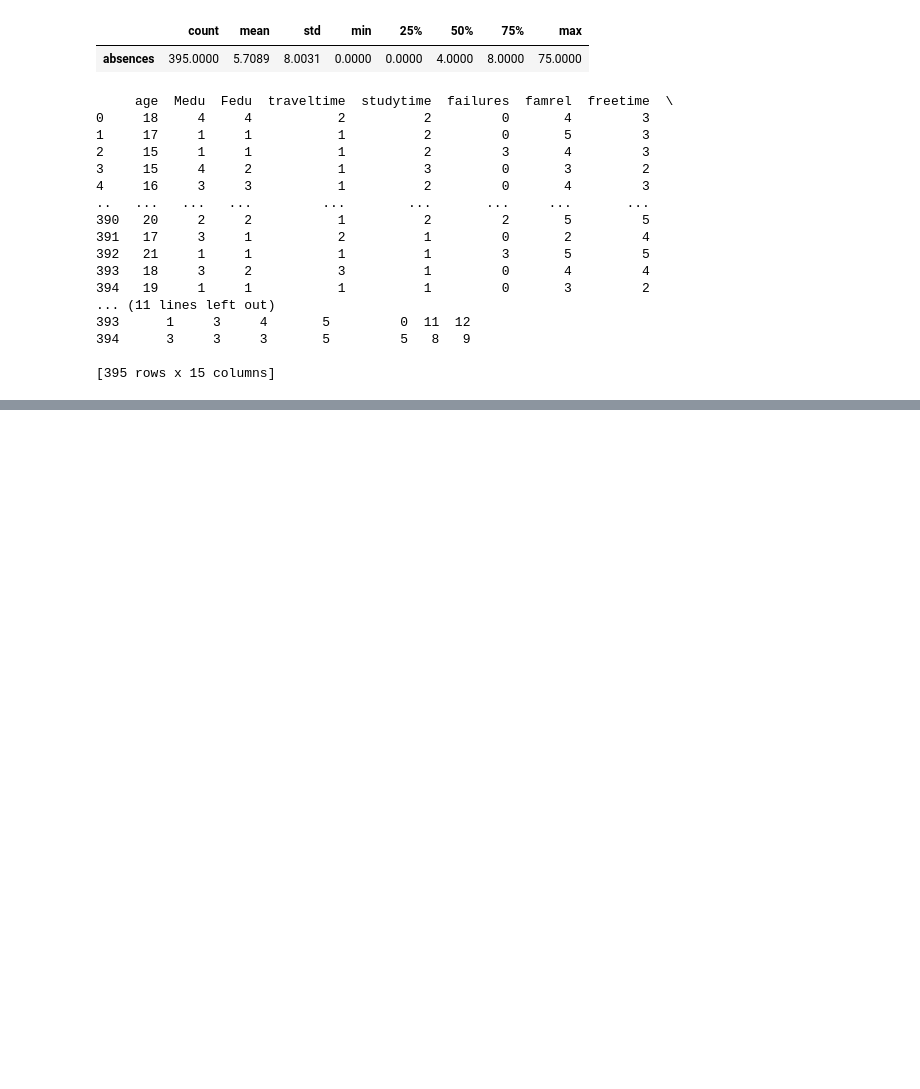
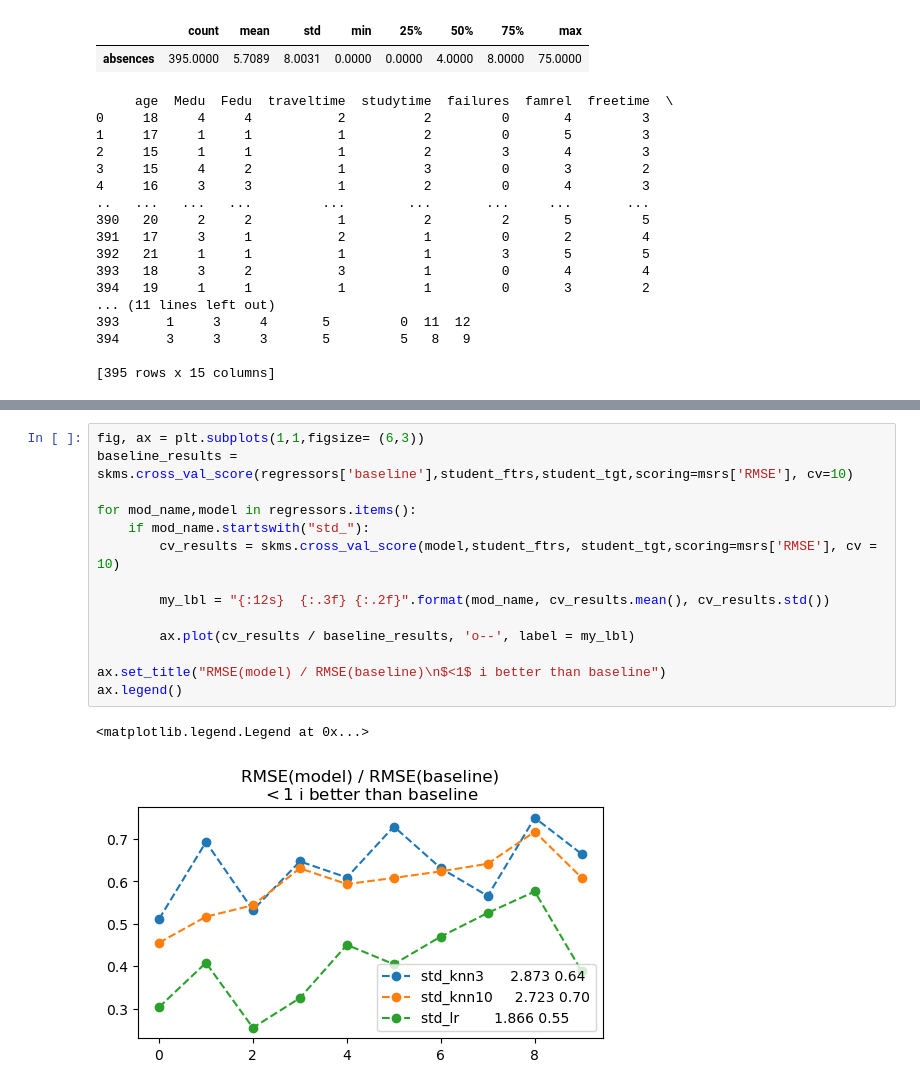
Before and after one commit to ritikb96/MLWPY, a Jupyter notebook: 6_EvaluatingRegressors.ipynb, the cells around one changed output, grey strips where cells are left out. Drawn from its saved outputs; the diff is of its cells as text; blank space fills up the shorter version.

```diff
--- a/6_EvaluatingRegressors.ipynb
+++ b/6_EvaluatingRegressors.ipynb
@@ -458,0 +453,17 @@ for mod_name, model in regressors.items():
+# %%
+fig, ax = plt.subplots(1,1,figsize= (6,3))
+baseline_results = skms.cross_val_score(regressors['baseline'],student_ftrs,student_tgt,scoring=msrs['RMSE'], cv=10)
+
+for mod_name,model in regressors.items():
+    if mod_name.startswith("std_"):
+        cv_results = skms.cross_val_score(model,student_ftrs, student_tgt,scoring=msrs['RMSE'], cv = 10)
+
+        my_lbl = "{:12s}  {:.3f} {:.2f}".format(mod_name, cv_results.mean(), cv_results.std())
+
+        ax.plot(cv_results / baseline_results, 'o--', label = my_lbl)
+
+ax.set_title("RMSE(model) / RMSE(baseline)\n$<1$ i better than baseline")
+ax.legend()
+# %% [output]
+<matplotlib.legend.Legend at 0x...>
+[figure, added]
```
Also changed, not shown: parts of 11 cells of this notebook.
